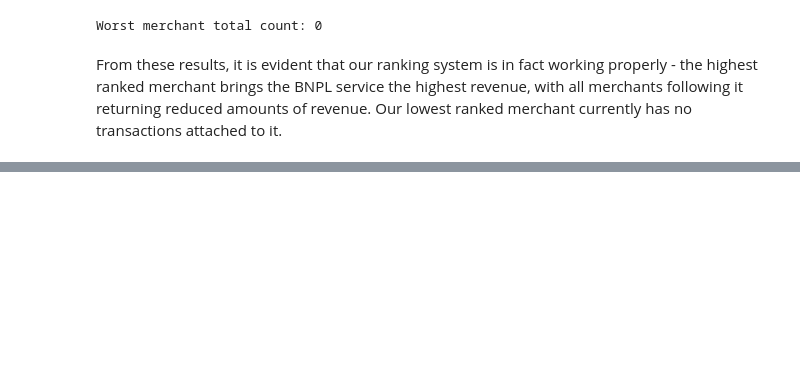
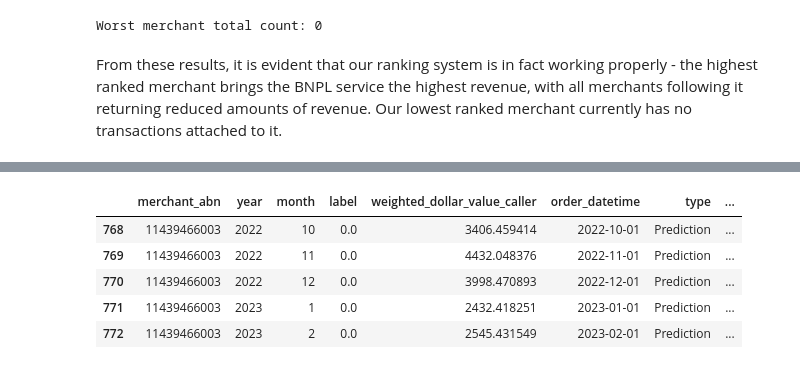
Before and after one commit to pommcuter/generic-buy-now-pay-later-project, a Jupyter notebook: notebooks/businessInformation.ipynb, the cells around one changed output, grey strips where cells are left out. Saved outputs shown, nothing was run; the diff lists cells and outputs as text; code cells hidden in the pictures; blank space fills up the shorter version.

```diff
--- a/notebooks/businessInformation.ipynb
+++ b/notebooks/businessInformation.ipynb
@@ -224,0 +230,2 @@ From these results, it is evident that our ranking system is in fact working pro
+# %%
+results = pd.read_parquet('../data/curated/lr_transaction_predictions.parquet')
@@ -224,0 +241,4 @@ From these results, it is evident that our ranking system is in fact working pro
+# %%
+top = results[['merchant_abn', 'weighted_dollar_value']].groupby('merchant_abn') \
+    .agg(np.sum) \
+    .sort_values(by='weighted_dollar_value', ascending=False)
@@ -224,0 +255,13 @@ From these results, it is evident that our ranking system is in fact working pro
+# %%
+top = top.iloc[0:100]
+# %%
+client_merchants = results.join(top, on='merchant_abn', how='inner', lsuffix='_caller', rsuffix='_other')
+# %%
+client_merchants.head()
+# %% [output]
+|  | merchant_abn | year | month | label | weighted_dollar_value_caller | order_datetime | type | ... |
+| 768 | 11439466003 | 2022 | 10 | 0.0 | 3406.459414 | 2022-10-01 | Prediction | ... |
+| 769 | 11439466003 | 2022 | 11 | 0.0 | 4432.048376 | 2022-11-01 | Prediction | ... |
+| 770 | 11439466003 | 2022 | 12 | 0.0 | 3998.470893 | 2022-12-01 | Prediction | ... |
+| 771 | 11439466003 | 2023 | 1 | 0.0 | 2432.418251 | 2023-01-01 | Prediction | ... |
+| 772 | 11439466003 | 2023 | 2 | 0.0 | 2545.431549 | 2023-02-01 | Prediction | ... |
```
Also changed, not shown: parts of 7 cells of this notebook, 3 other files.
